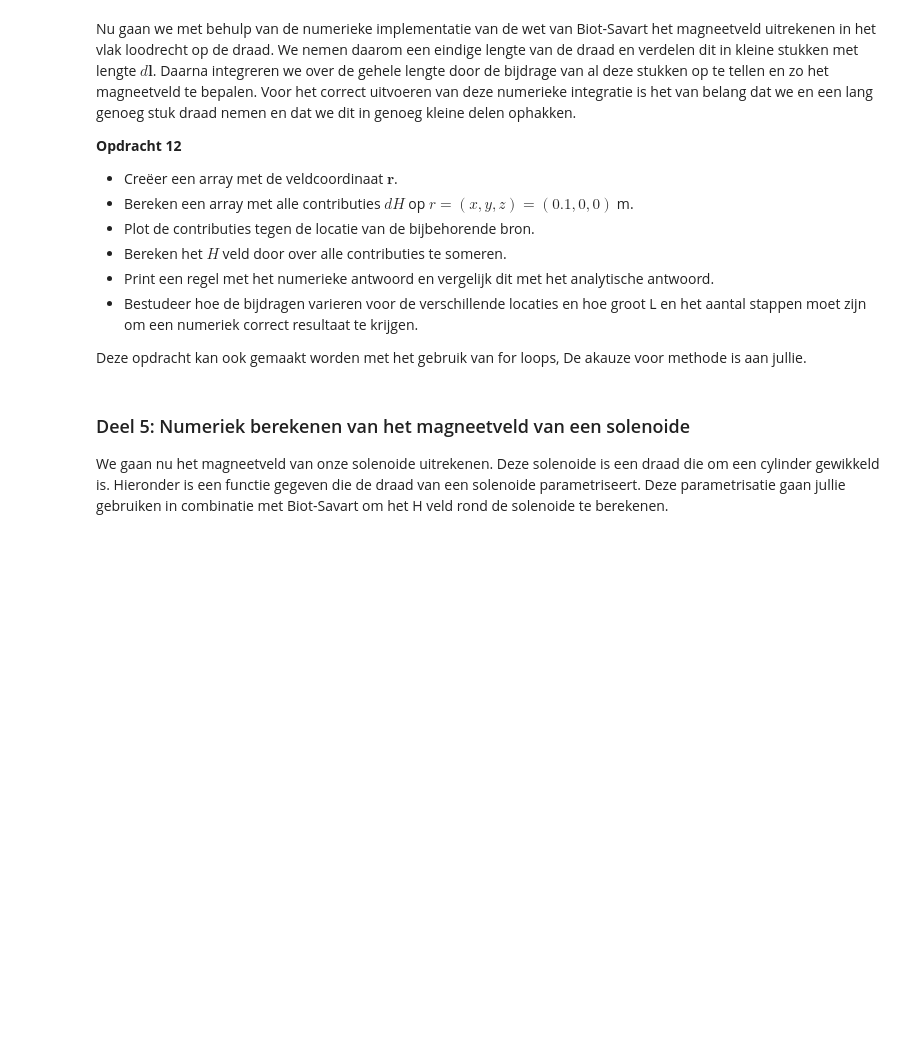
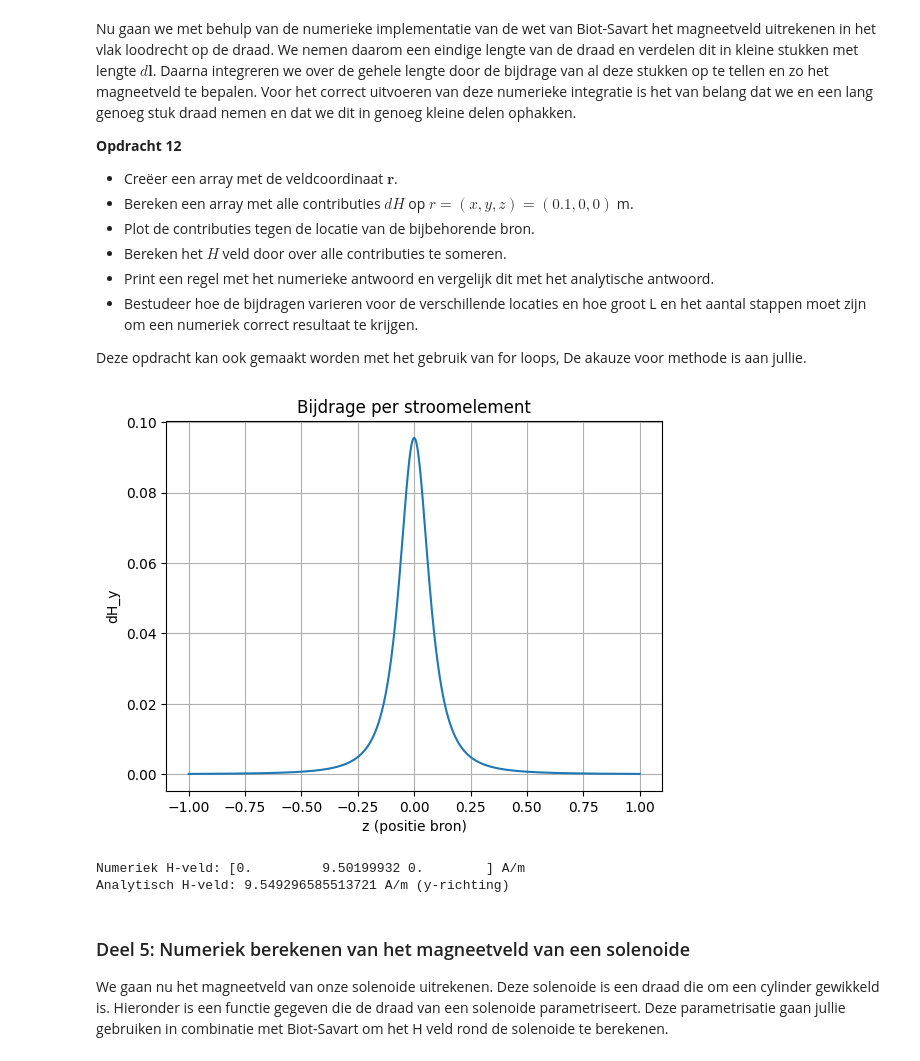
Before and after one commit to gltChboy/opdrachten-DEF-D, a Jupyter notebook: 2KrachtactuatorOpdracht/KrachtactuatorOpdracht.ipynb, the cells around one changed output. Drawn from its saved outputs; the diff is of its cells as text; code cells hidden in the pictures; blank space fills up the shorter version.

```diff
--- a/2KrachtactuatorOpdracht/KrachtactuatorOpdracht.ipynb
+++ b/2KrachtactuatorOpdracht/KrachtactuatorOpdracht.ipynb
@@ -464,9 +473,49 @@ Nu gaan we met behulp van de numerieke implementatie van de wet van Biot-Savart
 
 Deze opdracht kan ook gemaakt worden met het gebruik van for loops, De akauze voor methode is aan jullie.
 # %%
-###
-###Jullie code hier###
-###
+import numpy as np
+import matplotlib.pyplot as plt
+
+# veldpunt
+r_field = np.array([0.1, 0, 0])
+
+I = 6
+
+L = 2.0          # lengte van de draad (maak deze groot!)
+N = 1000         # aantal segmenten
+
+z = np.linspace(-L/2, L/2, N)
+dz = z[1] - z[0]
+
+r_sources = np.stack([np.zeros(N), np.zeros(N), z], axis=1)
+dl = np.array([0, 0, dz])
+
+def field_current_element(r_field, r_source, dl):
+    r = r_field - r_source
+    r_norm = np.linalg.norm(r)
+    return (I / (4*np.pi)) * np.cross(dl, r) / (r_norm**3)
+
+dH_all = np.array([field_current_element(r_field, r_s, dl) for r_s in r_sources])
+
+plt.plot(z, dH_all[:,1])
+plt.xlabel("z (positie bron)")
+plt.ylabel("dH_y")
+plt.title("Bijdrage per stroomelement")
+plt.grid()
+plt.show()
+
+H_total = np.sum(dH_all, axis=0)
+
+print("Numeriek H-veld:", H_total, "A/m")
+
+s = 0.1
+H_analytical = I / (2 * np.pi * s)
+
+print("Analytisch H-veld:", H_analytical, "A/m (y-richting)")
+# %% [output]
+[figure, added]
+Numeriek H-veld: [0.         9.50199932 0.        ] A/m
+Analytisch H-veld: 9.549296585513721 A/m (y-richting)
 # %% [markdown]
 ### Deel 5: Numeriek berekenen van het magneetveld van een solenoide
 
```
Also changed, not shown: parts of 5 cells of this notebook.
